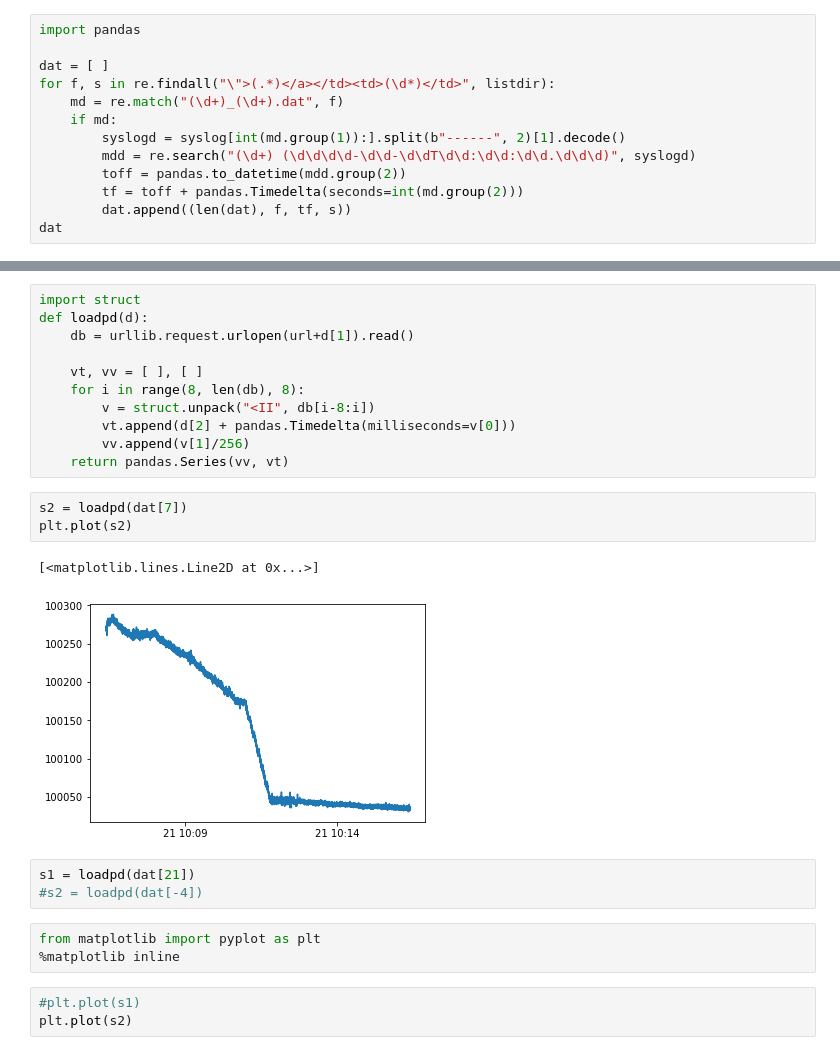
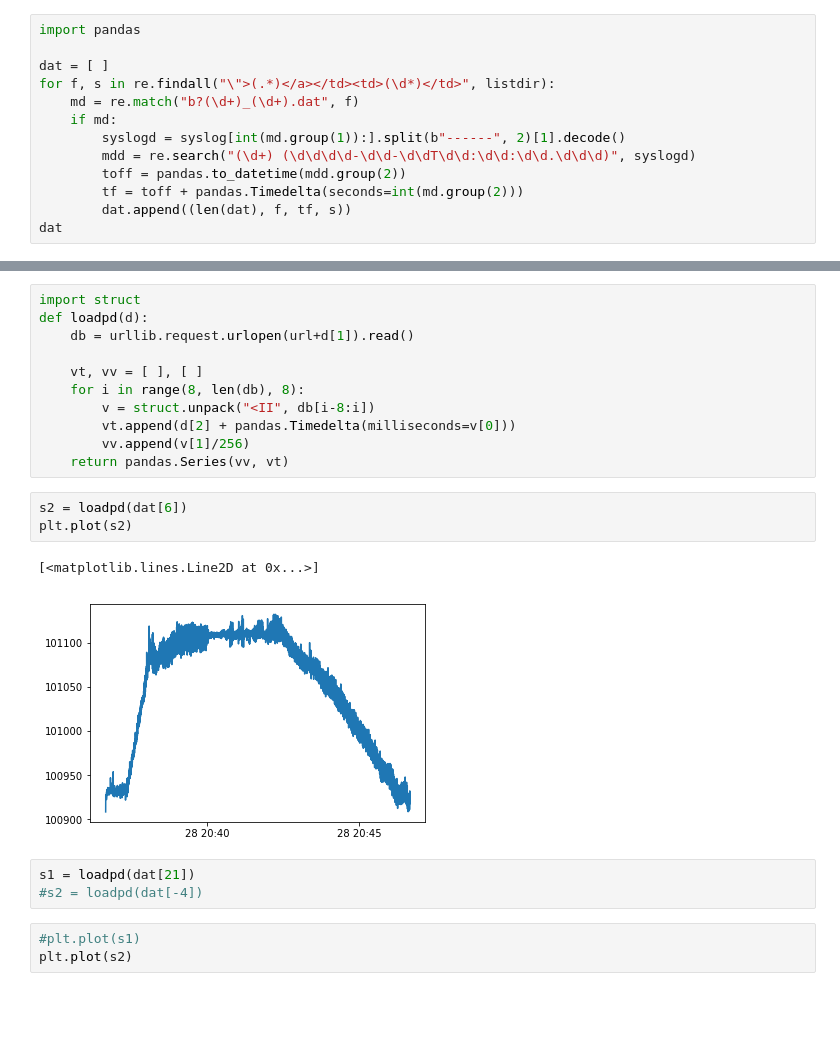
Before and after one commit to goatchurchprime/jupyter_micropython_developer_notebooks, a Jupyter notebook: timeseries_analysis/pc_linear_fit4.ipynb, the cells around one changed output, grey strips where cells are left out. Saved outputs shown, nothing was run; the diff lists cells and outputs as text; blank space fills up the shorter version.

```diff
--- a/timeseries_analysis/pc_linear_fit4.ipynb
+++ b/timeseries_analysis/pc_linear_fit4.ipynb
@@ -25,7 +25,7 @@ import pandas
 
 dat = [ ]
 for f, s in re.findall("\">(.*)</a></td><td>(\d*)</td>", listdir):
-    md = re.match("(\d+)_(\d+).dat", f)
+    md = re.match("b?(\d+)_(\d+).dat", f)
     if md:
         syslogd = syslog[int(md.group(1)):].split(b"------", 2)[1].decode()
         mdd = re.search("(\d+) (\d\d\d\d-\d\d-\d\dT\d\d:\d\d:\d\d.\d\d\d)", syslogd)
@@ -63,17 +59,14 @@ def loadpd(d):
         vv.append(v[1]/256)
     return pandas.Series(vv, vt)
 # %%
-s2 = loadpd(dat[7])
+s2 = loadpd(dat[6])
 plt.plot(s2)
 # %% [output]
 [<matplotlib.lines.Line2D at 0x...>]
-[figure, old version]
+[figure, new version]
 # %%
 s1 = loadpd(dat[21])
 #s2 = loadpd(dat[-4])
-# %%
-from matplotlib import pyplot as plt
-%matplotlib inline
 # %%
 #plt.plot(s1)
 plt.plot(s2)
```
Also changed, not shown: parts of 7 cells of this notebook, 9 other files.
